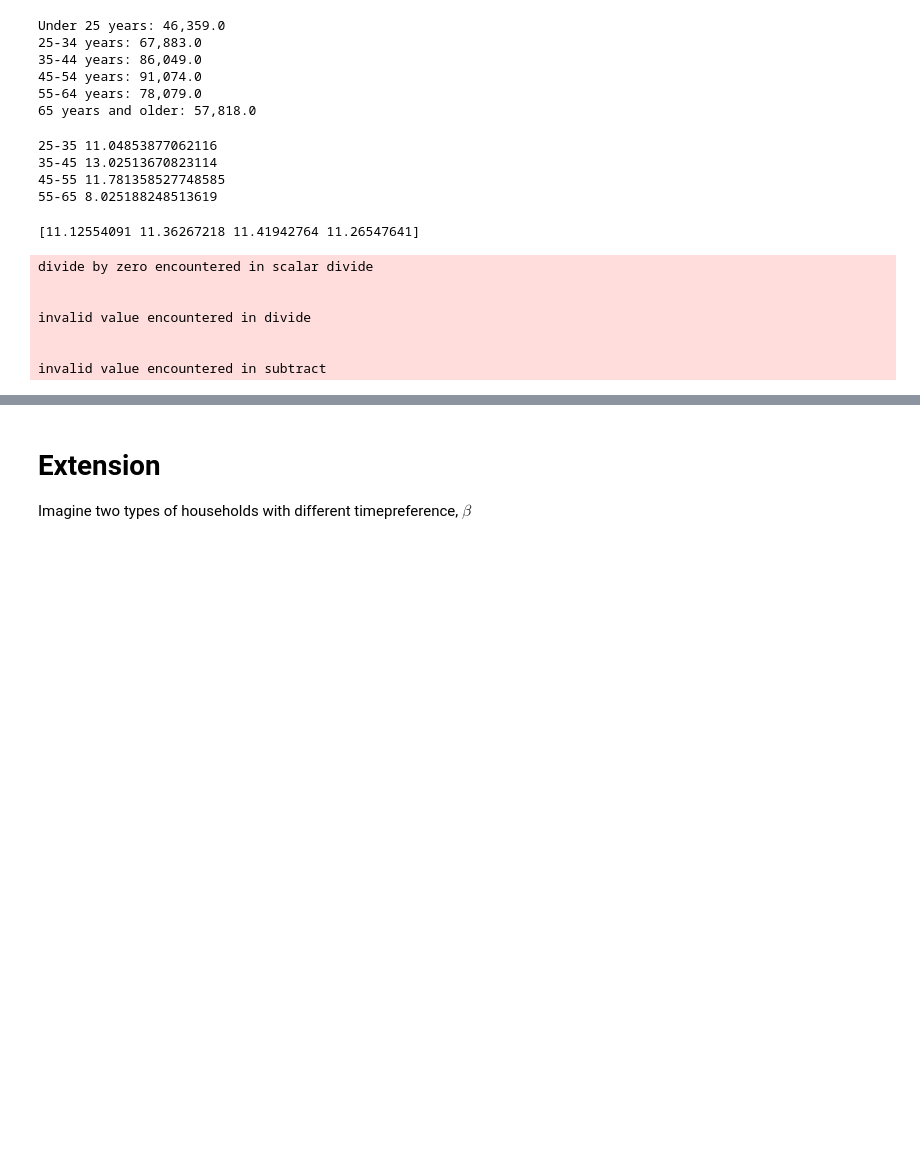
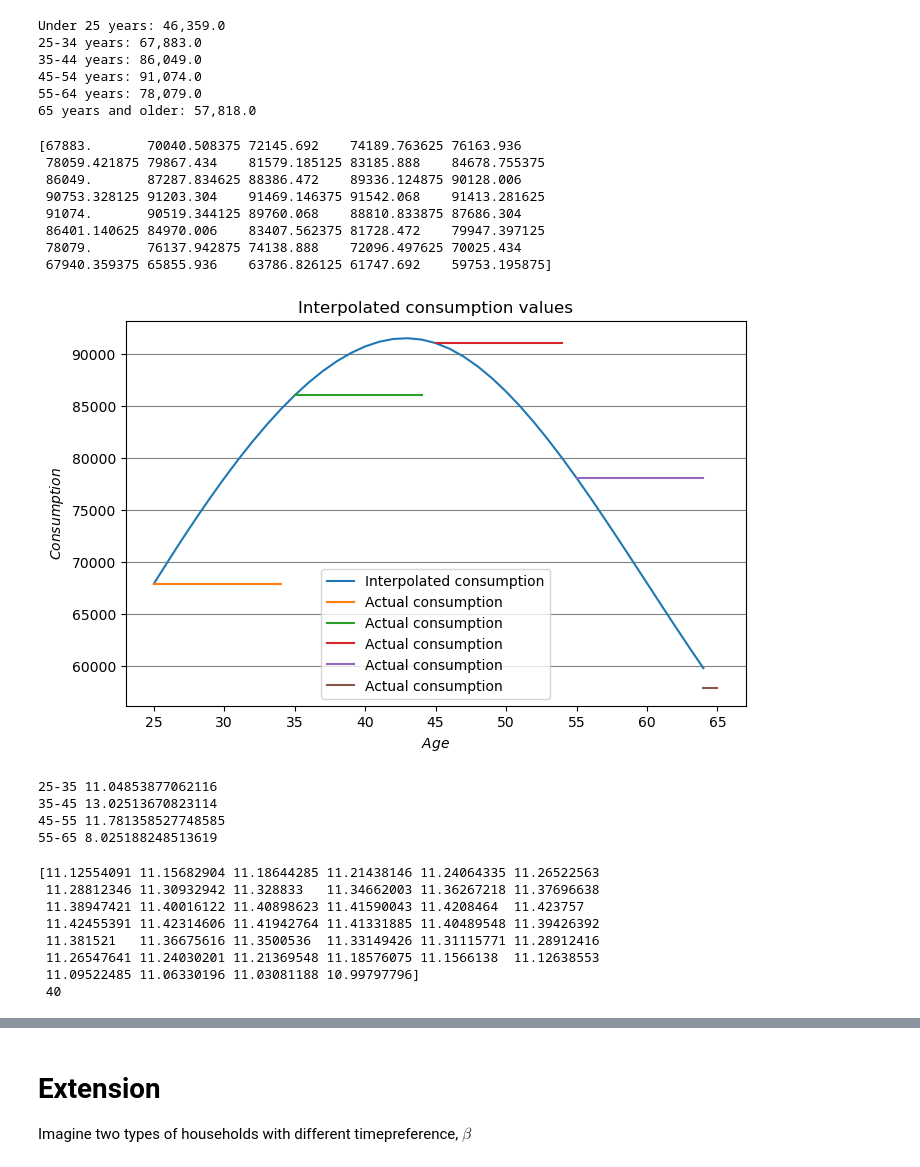
Before and after one commit to AsFyhn/DP-life-cycle, a Jupyter notebook: Run_all.ipynb, the cells around one changed output, grey strips where cells are left out. Drawn from its saved outputs; the diff is of its cells as text; code cells hidden in the pictures; blank space fills up the shorter version.

Commit message:
interpolated bls data

```diff
--- a/Run_all.ipynb
+++ b/Run_all.ipynb
@@ -178,6 +169,43 @@ Under 25 years: 46,359.0
 45-54 years: 91,074.0
 55-64 years: 78,079.0
 65 years and older: 57,818.0
+# %%
+from scipy.interpolate import interp1d
+age_groups = [25, 35, 45, 55, 65]
+consumptions = data[1:]
+# Create the interpolation function
+interp_function = interp1d(age_groups, consumptions, kind='cubic', fill_value="extrapolate")
+
+# Generate the ages for which we want to interpolate
+ages = np.arange(25, 65)
+# Interpolate the consumption values for these ages
+interpolated_consumptions = interp_function(ages)
+print(interpolated_consumptions)
+
+# plot the interpolated values
+fig = pg.PlotFigure(figsize=(8,5),fontname='Arial')
+fig.add_plot(ages, interpolated_consumptions, label=f"Interpolated consumption", linestyle='-')
+fig.add_plot(np.arange(25,35), np.repeat(data[1],np.arange(25,35).shape[0]), label=f"Actual consumption", linestyle='-')
+fig.add_plot(np.arange(35,45), np.repeat(data[2],np.arange(35,45).shape[0]), label=f"Actual consumption", linestyle='-')
+fig.add_plot(np.arange(45,55), np.repeat(data[3],np.arange(35,45).shape[0]), label=f"Actual consumption", linestyle='-')
+fig.add_plot(np.arange(55,65), np.repeat(data[4],np.arange(35,45).shape[0]), label=f"Actual consumption", linestyle='-')
+fig.add_plot(np.arange(64,66), np.repeat(data[5],np.arange(44,46).shape[0]), label=f"Actual consumption", linestyle='-')
+fig.set_ylabel(f"$Consumption$")
+fig.set_xlabel(f"$Age$")
+fig.set_title(f'Interpolated consumption values')
+fig.add_gridlines(axis='y')
+fig.add_legend()
+fig.show()
+# %% [output]
+[67883.       70040.508375 72145.692    74189.763625 76163.936
+ 78059.421875 79867.434    81579.185125 83185.888    84678.755375
+ 86049.       87287.834625 88386.472    89336.124875 90128.006
+ 90753.328125 91203.304    91469.146375 91542.068    91413.281625
+ 91074.       90519.344125 89760.068    88810.833875 87686.304
+ 86401.140625 84970.006    83407.562375 81728.472    79947.397125
+ 78079.       76137.942875 74138.888    72096.497625 70025.434
+ 67940.359375 65855.936    63786.826125 61747.692    59753.195875]
+[figure, added]
 # %%
 # Setup
 par_real = model.gp_model().par
@@ -200,10 +228,17 @@ for i in range(0,len(est.sim.C_avg),10):
 55-65 8.025188248513619
 # %%
 real_data = np.array([67883, 86049, 91074, 78079])
-real_data = np.log(real_data)
-print(real_data)
+real_data = np.log(interpolated_consumptions)
+print(real_data,'\n',len(real_data))
 # %% [output]
-[11.12554091 11.36267218 11.41942764 11.26547641]
+[11.12554091 11.15682904 11.18644285 11.21438146 11.24064335 11.26522563
+ 11.28812346 11.30932942 11.328833   11.34662003 11.36267218 11.37696638
+ 11.38947421 11.40016122 11.40898623 11.41590043 11.4208464  11.423757
+ 11.42455391 11.42314606 11.41942764 11.41331885 11.40489548 11.39426392
+ 11.381521   11.36675616 11.3500536  11.33149426 11.31115771 11.28912416
+ 11.26547641 11.24030201 11.21369548 11.18576075 11.1566138  11.12638553
+ 11.09522485 11.06330196 11.03081188 10.99797796]
+ 40
 # %%
 weight_mat_inv = np.eye(real_data.size)   # The identity matrix and I^-1=I
 est_real = estimation.SMD(model=par_real,solver=egm.solver, simulator=simulations.Simulator, mom_data=real_data)
@@ -211,13 +246,5 @@ est_real.age_groups = True
 # %%
 est_real.beta_grid = np.arange(0.85,0.95,0.01)
-est_real.rho_grid = np.arange(0.0,0.2,0.01)
+est_real.rho_grid = np.arange(0.15,0.25,0.01)
 est_real.estimate(theta0=[0.9,0.4],est_par=['beta','rho'],W=weight_mat_inv,grid=True)
-# %% [output]
-divide by zero encountered in scalar divide
-
-
-invalid value encountered in divide
-
-
-invalid value encountered in subtract
 # %%
```
Also changed, not shown: parts of 10 cells of this notebook.
